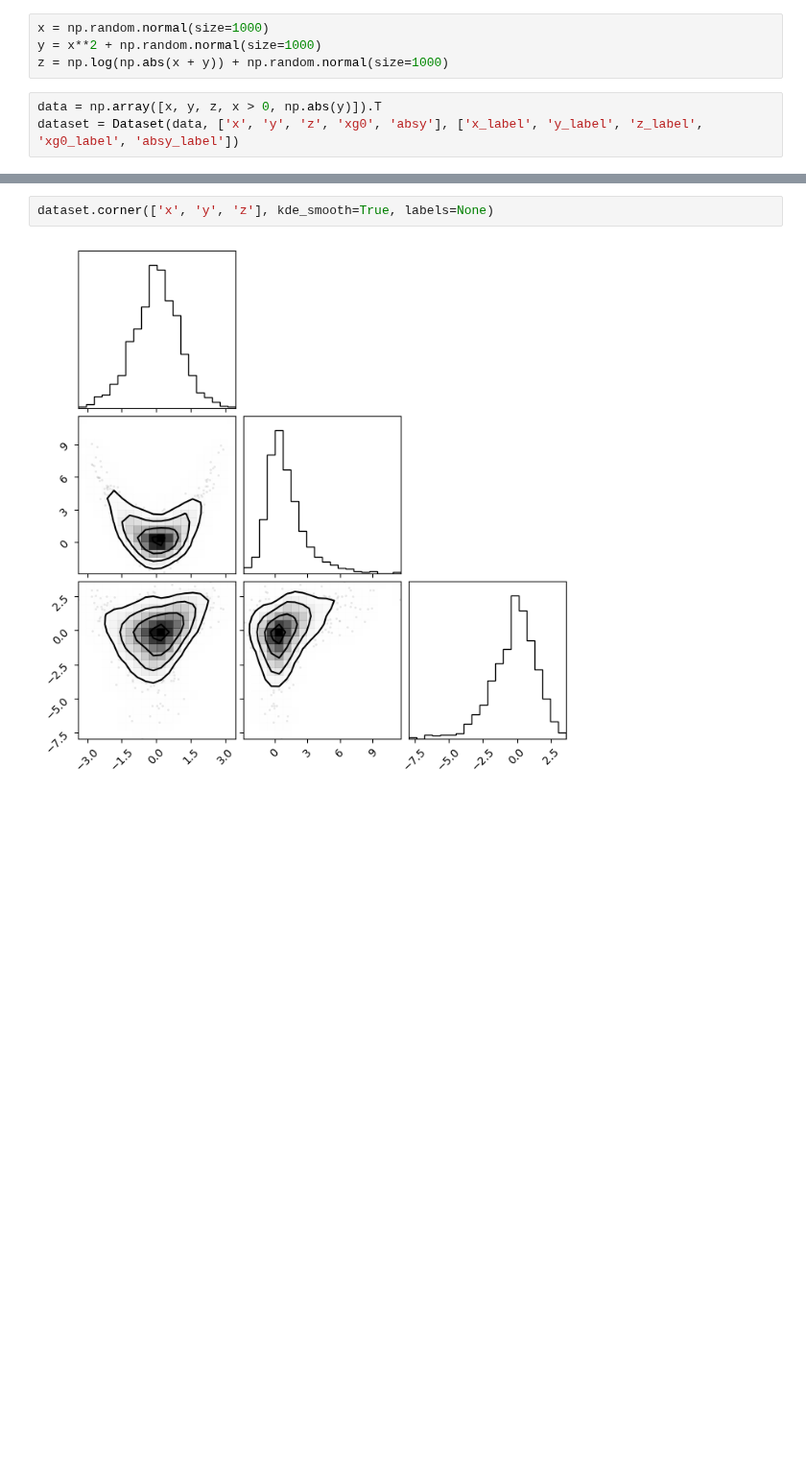
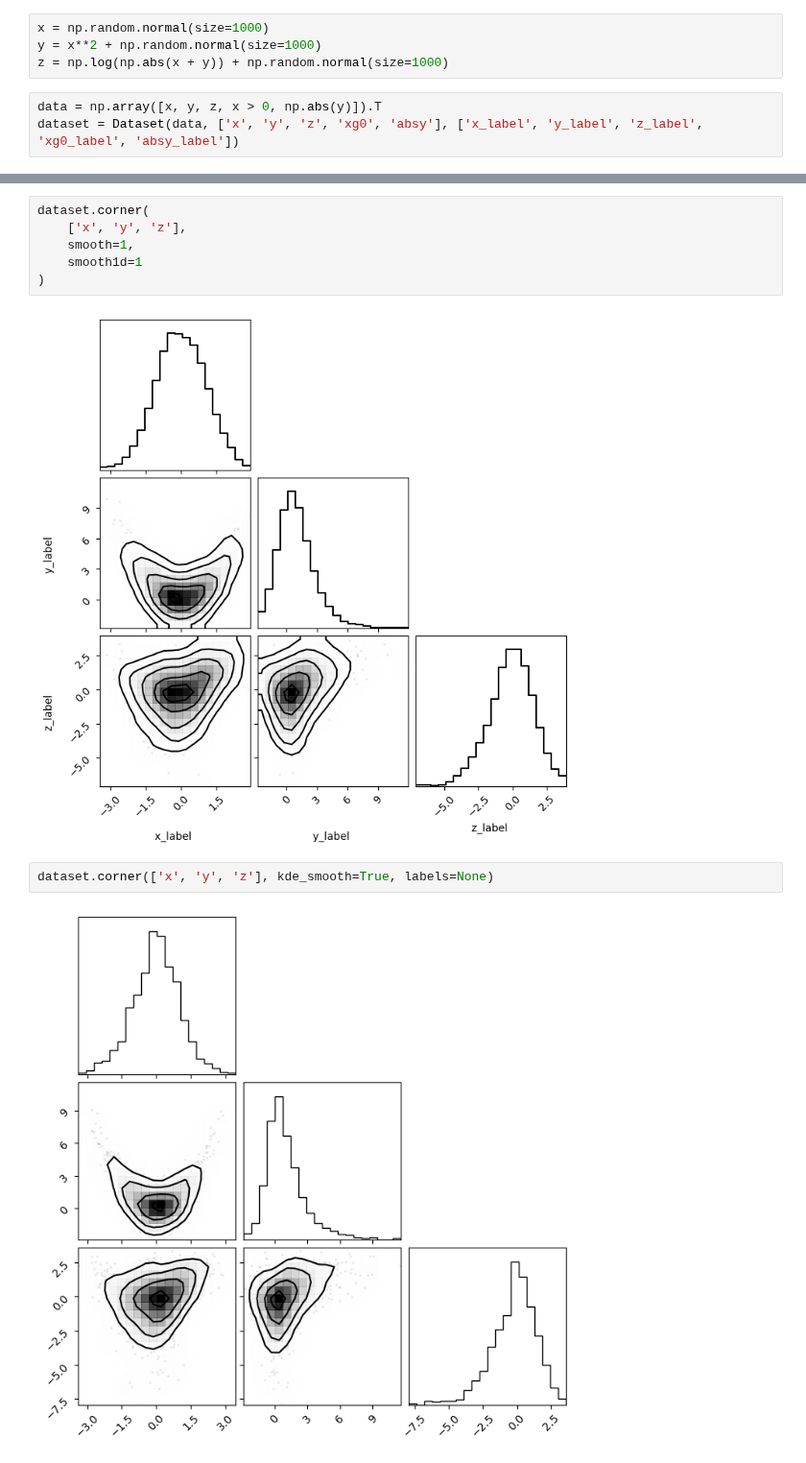
Before and after one commit to astro-jingtao/astro_statistics_assistant, a Jupyter notebook: example/corner_plot.ipynb, the cells around one changed output, grey strips where cells are left out. Shown at 96% size. Cells and saved outputs as stored; diff of their text form; blank space fills up the shorter version.

```diff
--- a/example/corner_plot.ipynb
+++ b/example/corner_plot.ipynb
@@ -16,3 +23,11 @@ dataset.corner(['x', 'y', 'z'], kde_smooth=True)
+# %%
+dataset.corner(
+    ['x', 'y', 'z'],
+    smooth=1,
+    smooth1d=1
+)
+# %% [output]
+[figure, added]
 # %%
 dataset.corner(['x', 'y', 'z'], kde_smooth=True, labels=None)
 # %% [output]
```
Also changed, not shown: parts of 2 cells of this notebook, 3 other files.
